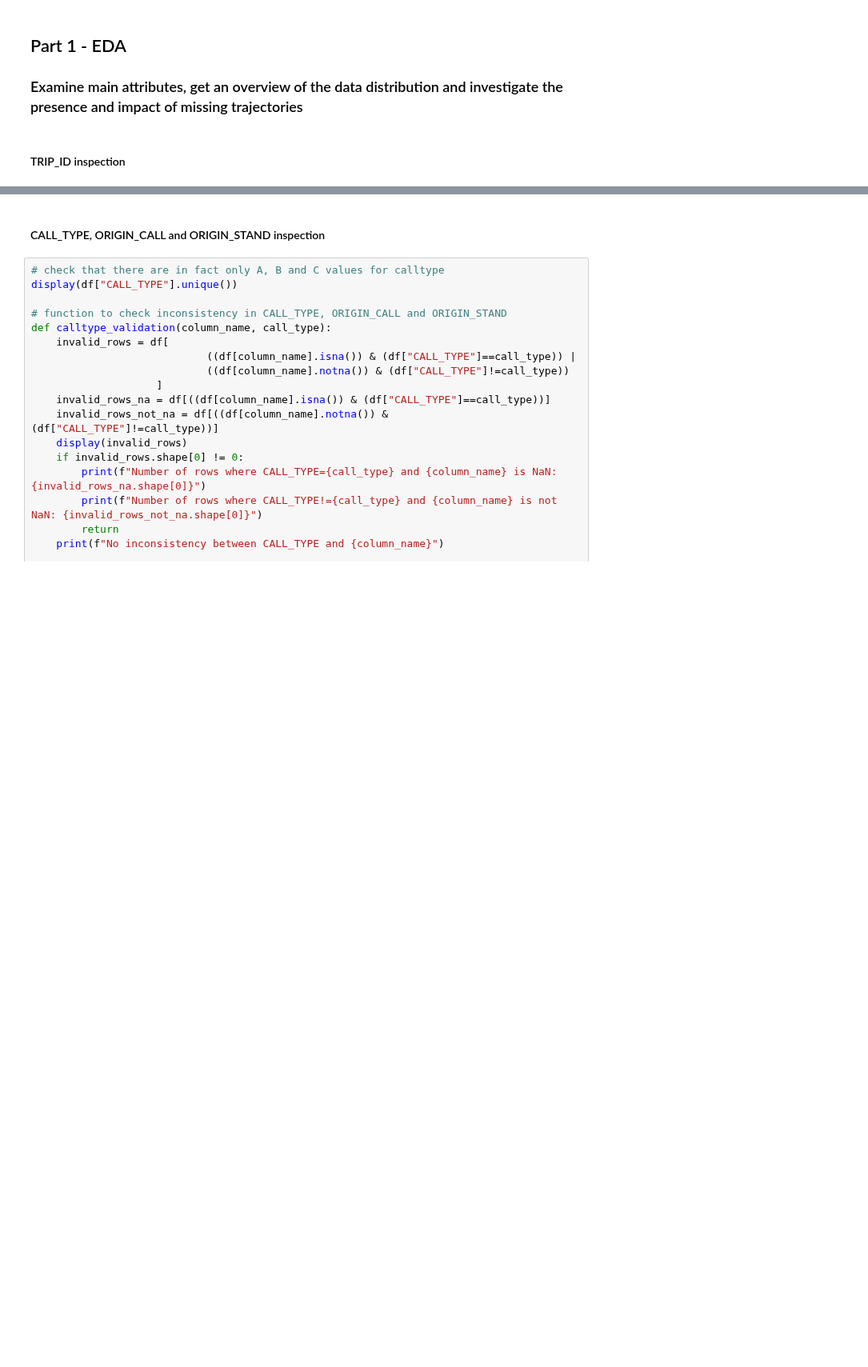
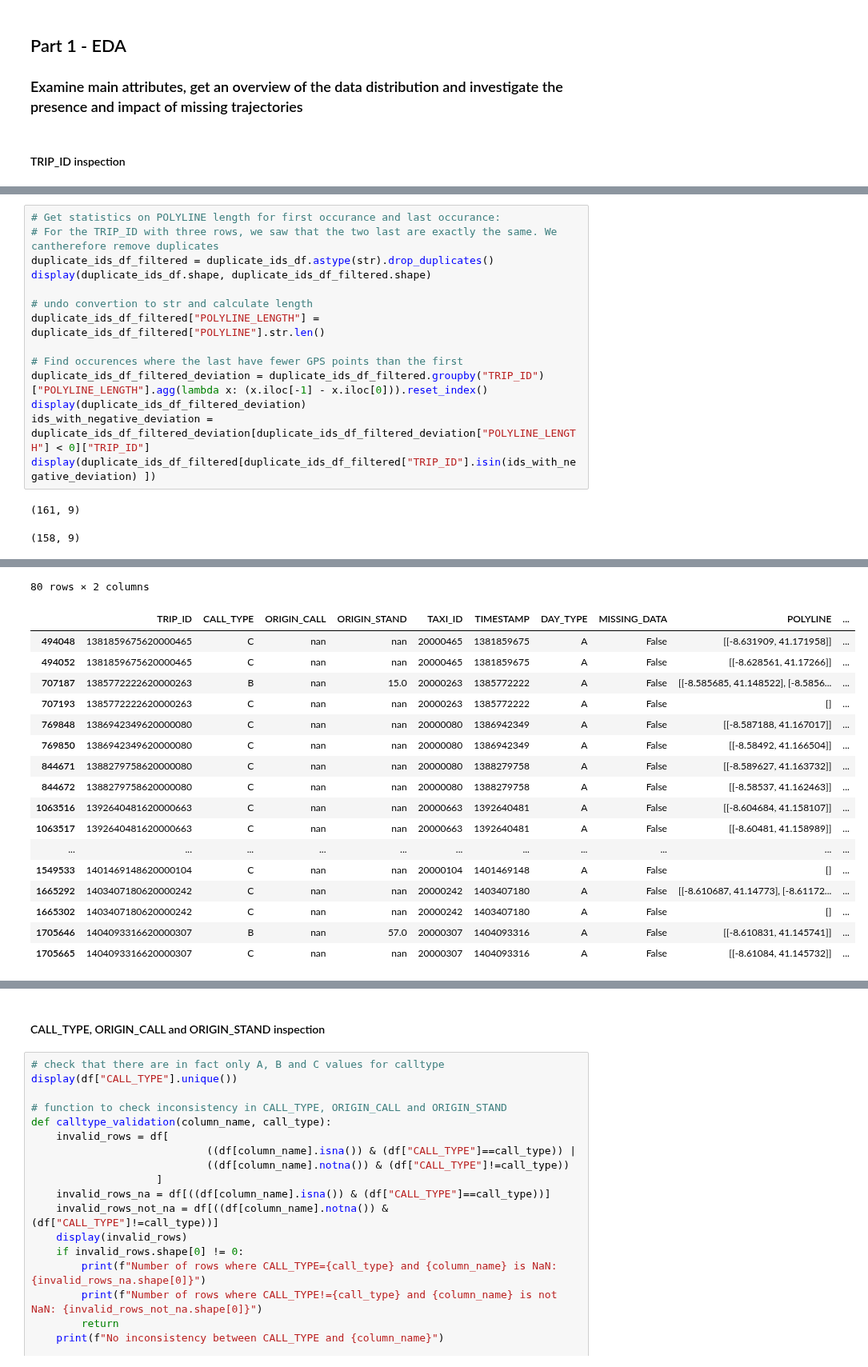
Before and after one commit to gbjaaland/TDT4225-Assignment2, a Jupyter notebook: part_1.ipynb, the cells around one changed output, grey strips where cells are left out. Shown at 80% size. Saved outputs shown, nothing was run; the diff lists cells and outputs as text; blank space fills up the shorter version.

```diff
--- a/part_1.ipynb
+++ b/part_1.ipynb
@@ -136,3 +142,20 @@ First 10 rows of duplicated trips:
 Number of unique TRIP_IDs: 1710589
 Number of rows in the new dataset: 1710564
 Number of duplicated TRIP_IDs: -25
+# %%
+# Get statistics on POLYLINE length for first occurance and last occurance:
+# For the TRIP_ID with three rows, we saw that the two last are exactly the same. We cantherefore remove duplicates
+duplicate_ids_df_filtered = duplicate_ids_df.astype(str).drop_duplicates()
+display(duplicate_ids_df.shape, duplicate_ids_df_filtered.shape)
+
+# undo convertion to str and calculate length
+duplicate_ids_df_filtered["POLYLINE_LENGTH"] = duplicate_ids_df_filtered["POLYLINE"].str.len()
+
+# Find occurences where the last have fewer GPS points than the first
+duplicate_ids_df_filtered_deviation = duplicate_ids_df_filtered.groupby("TRIP_ID")["POLYLINE_LENGTH"].agg(lambda x: (x.iloc[-1] - x.iloc[0])).reset_index()
+display(duplicate_ids_df_filtered_deviation)
+ids_with_negative_deviation = duplicate_ids_df_filtered_deviation[duplicate_ids_df_filtered_deviation["POLYLINE_LENGTH"] < 0]["TRIP_ID"]
+display(duplicate_ids_df_filtered[duplicate_ids_df_filtered["TRIP_ID"].isin(ids_with_negative_deviation) ])
+# %% [output]
+(161, 9)
+(158, 9)
@@ -139,2 +174,20 @@ Number of duplicated TRIP_IDs: -25
+80 rows × 2 columns
+|  | TRIP_ID | CALL_TYPE | ORIGIN_CALL | ORIGIN_STAND | TAXI_ID | TIMESTAMP | DAY_TYPE | MISSING_DATA | POLYLINE | ... |
+| 494048 | 1381859675620000465 | C | nan | nan | 20000465 | 1381859675 | A | False | [[-8.631909, 41.171958]] | ... |
+| 494052 | 1381859675620000465 | C | nan | nan | 20000465 | 1381859675 | A | False | [[-8.628561, 41.17266]] | ... |
+| 707187 | 1385772222620000263 | B | nan | 15.0 | 20000263 | 1385772222 | A | False | [[-8.585685, 41.148522], [-8.5856... | ... |
+| 707193 | 1385772222620000263 | C | nan | nan | 20000263 | 1385772222 | A | False | [] | ... |
+| 769848 | 1386942349620000080 | C | nan | nan | 20000080 | 1386942349 | A | False | [[-8.587188, 41.167017]] | ... |
+| 769850 | 1386942349620000080 | C | nan | nan | 20000080 | 1386942349 | A | False | [[-8.58492, 41.166504]] | ... |
+| 844671 | 1388279758620000080 | C | nan | nan | 20000080 | 1388279758 | A | False | [[-8.589627, 41.163732]] | ... |
+| 844672 | 1388279758620000080 | C | nan | nan | 20000080 | 1388279758 | A | False | [[-8.58537, 41.162463]] | ... |
+| 1063516 | 1392640481620000663 | C | nan | nan | 20000663 | 1392640481 | A | False | [[-8.604684, 41.158107]] | ... |
+| 1063517 | 1392640481620000663 | C | nan | nan | 20000663 | 1392640481 | A | False | [[-8.60481, 41.158989]] | ... |
+| ... | ... | ... | ... | ... | ... | ... | ... | ... | ... | ... |
+| 1549533 | 1401469148620000104 | C | nan | nan | 20000104 | 1401469148 | A | False | [] | ... |
+| 1665292 | 1403407180620000242 | C | nan | nan | 20000242 | 1403407180 | A | False | [[-8.610687, 41.14773], [-8.61172... | ... |
+| 1665302 | 1403407180620000242 | C | nan | nan | 20000242 | 1403407180 | A | False | [] | ... |
+| 1705646 | 1404093316620000307 | B | nan | 57.0 | 20000307 | 1404093316 | A | False | [[-8.610831, 41.145741]] | ... |
+| 1705665 | 1404093316620000307 | C | nan | nan | 20000307 | 1404093316 | A | False | [[-8.61084, 41.145732]] | ... |
 # %% [markdown]
 ### Conclusion:
```
Also changed, not shown: parts of 24 cells of this notebook.
